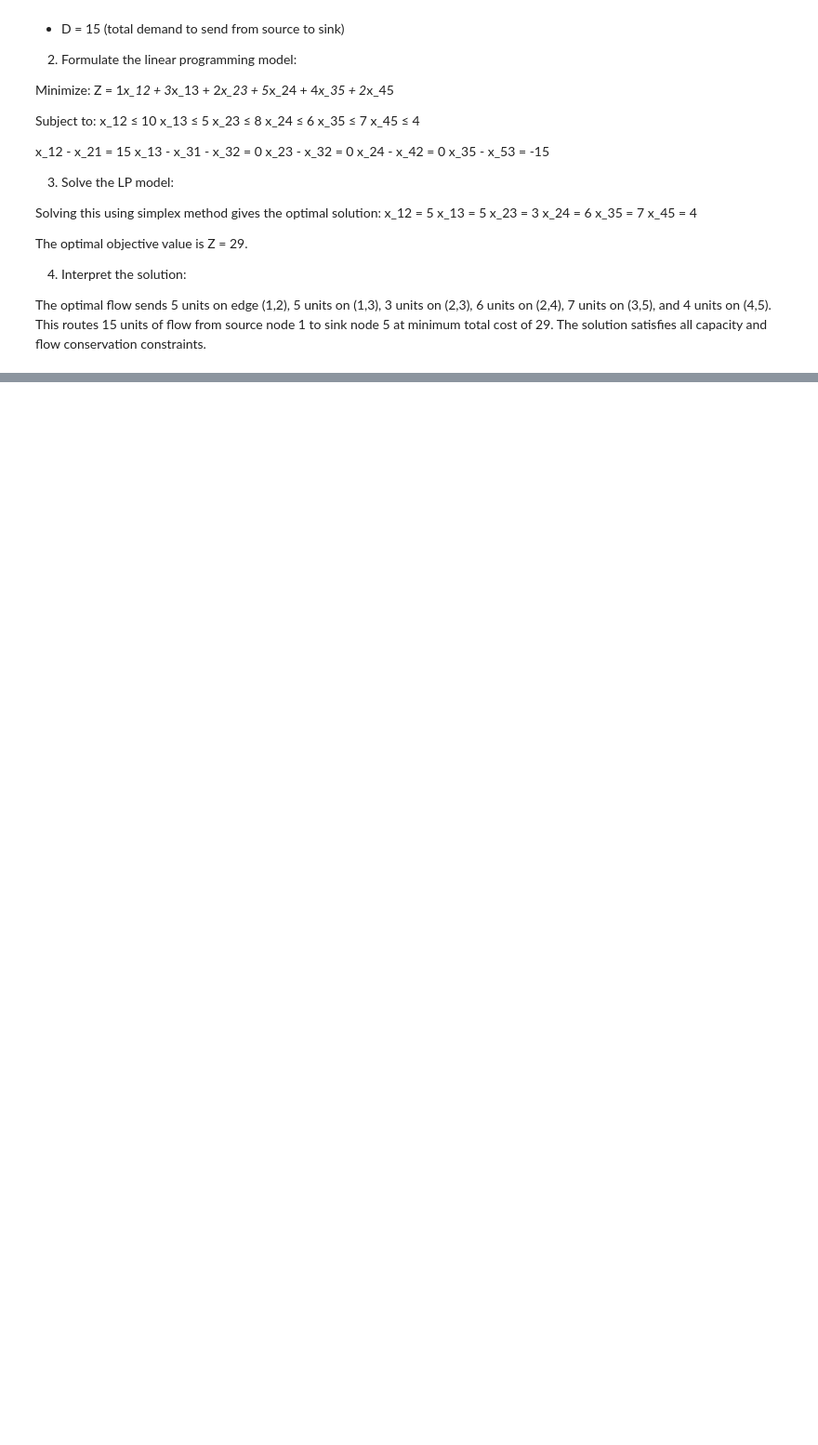
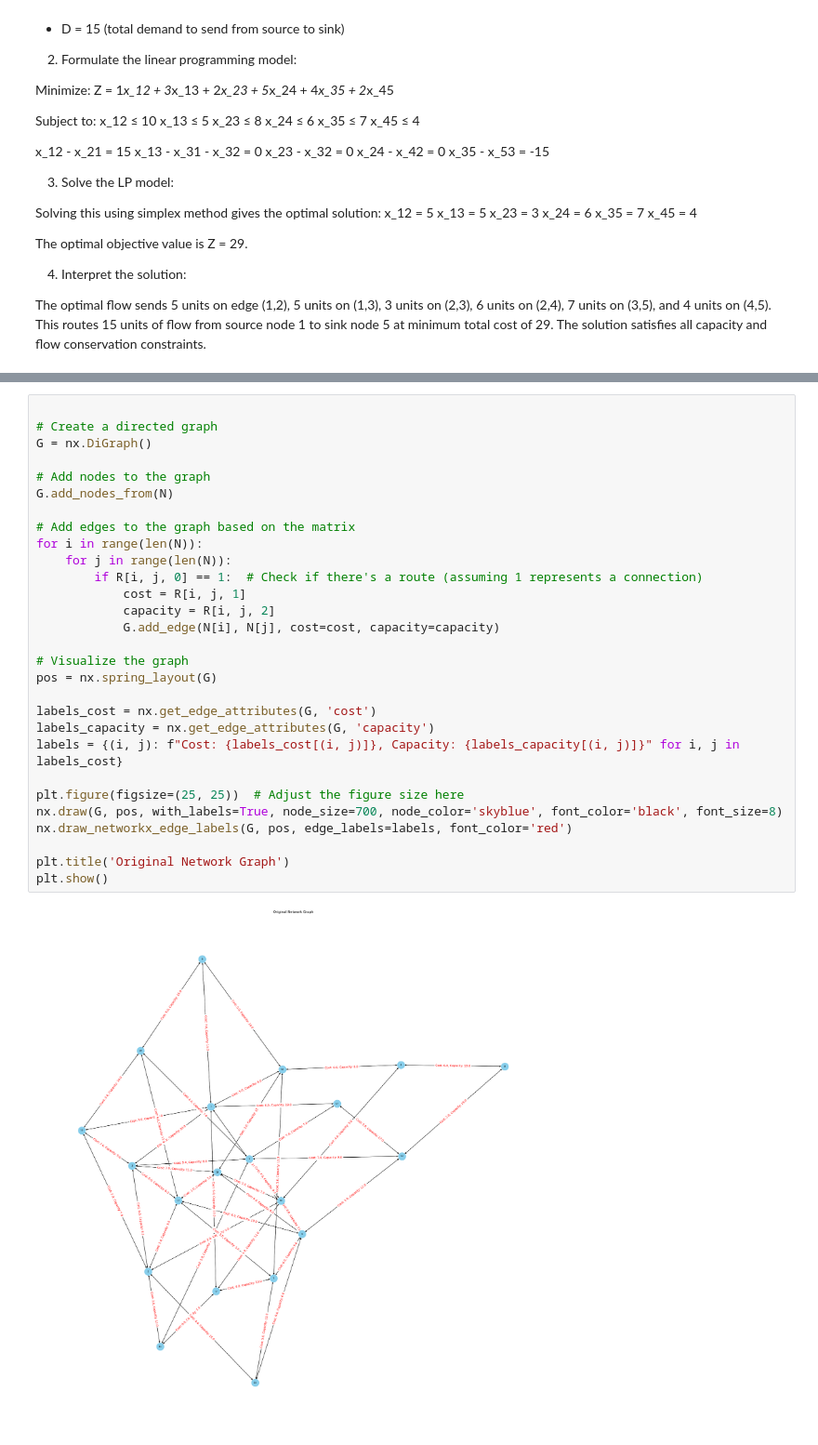
Before and after one commit to andres-nav/optimization, a Jupyter notebook: 02/Navarro_Andres_HW2.ipynb, the cells around one changed output, grey strips where cells are left out. Shown at 93% size. Drawn from its saved outputs; the diff is of its cells as text; blank space fills up the shorter version.

Commit message:
wip: not working network still. debuging

```diff
--- a/02/Navarro_Andres_HW2.ipynb
+++ b/02/Navarro_Andres_HW2.ipynb
@@ -74,0 +142,31 @@ The optimal flow sends 5 units on edge (1,2), 5 units on (1,3), 3 units on (2,3)
+# %%
+
+# Create a directed graph
+G = nx.DiGraph()
+
+# Add nodes to the graph
+G.add_nodes_from(N)
+
+# Add edges to the graph based on the matrix
+for i in range(len(N)):
+    for j in range(len(N)):
+        if R[i, j, 0] == 1:  # Check if there's a route (assuming 1 represents a connection)
+            cost = R[i, j, 1]
+            capacity = R[i, j, 2]
+            G.add_edge(N[i], N[j], cost=cost, capacity=capacity)
+
+# Visualize the graph
+pos = nx.spring_layout(G)
+
+labels_cost = nx.get_edge_attributes(G, 'cost')
+labels_capacity = nx.get_edge_attributes(G, 'capacity')
+labels = {(i, j): f"Cost: {labels_cost[(i, j)]}, Capacity: {labels_capacity[(i, j)]}" for i, j in labels_cost}
+
+plt.figure(figsize=(25, 25))  # Adjust the figure size here
+nx.draw(G, pos, with_labels=True, node_size=700, node_color='skyblue', font_color='black', font_size=8)
+nx.draw_networkx_edge_labels(G, pos, edge_labels=labels, font_color='red')
+
+plt.title('Original Network Graph')
+plt.show()
+# %% [output]
+[figure, added]
```
Also changed, not shown: parts of 7 cells of this notebook.
